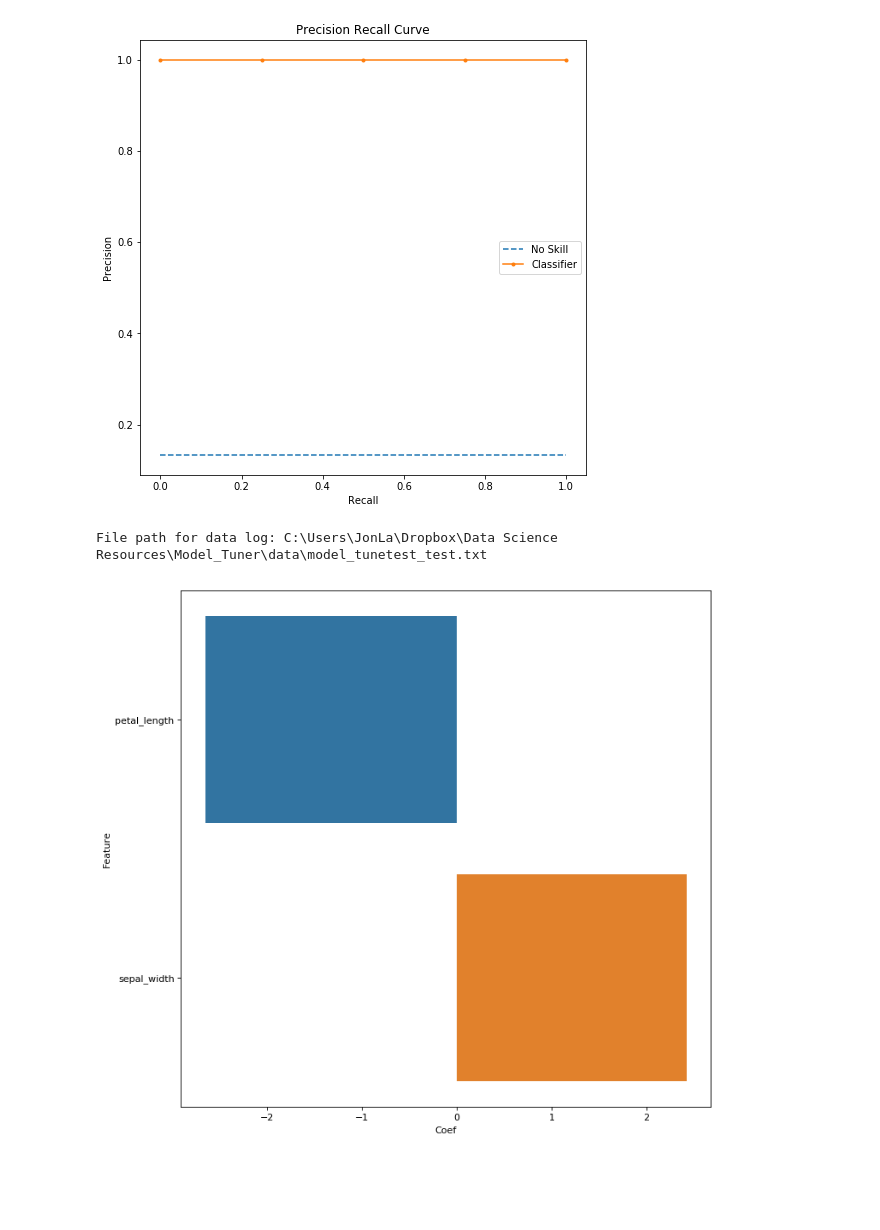
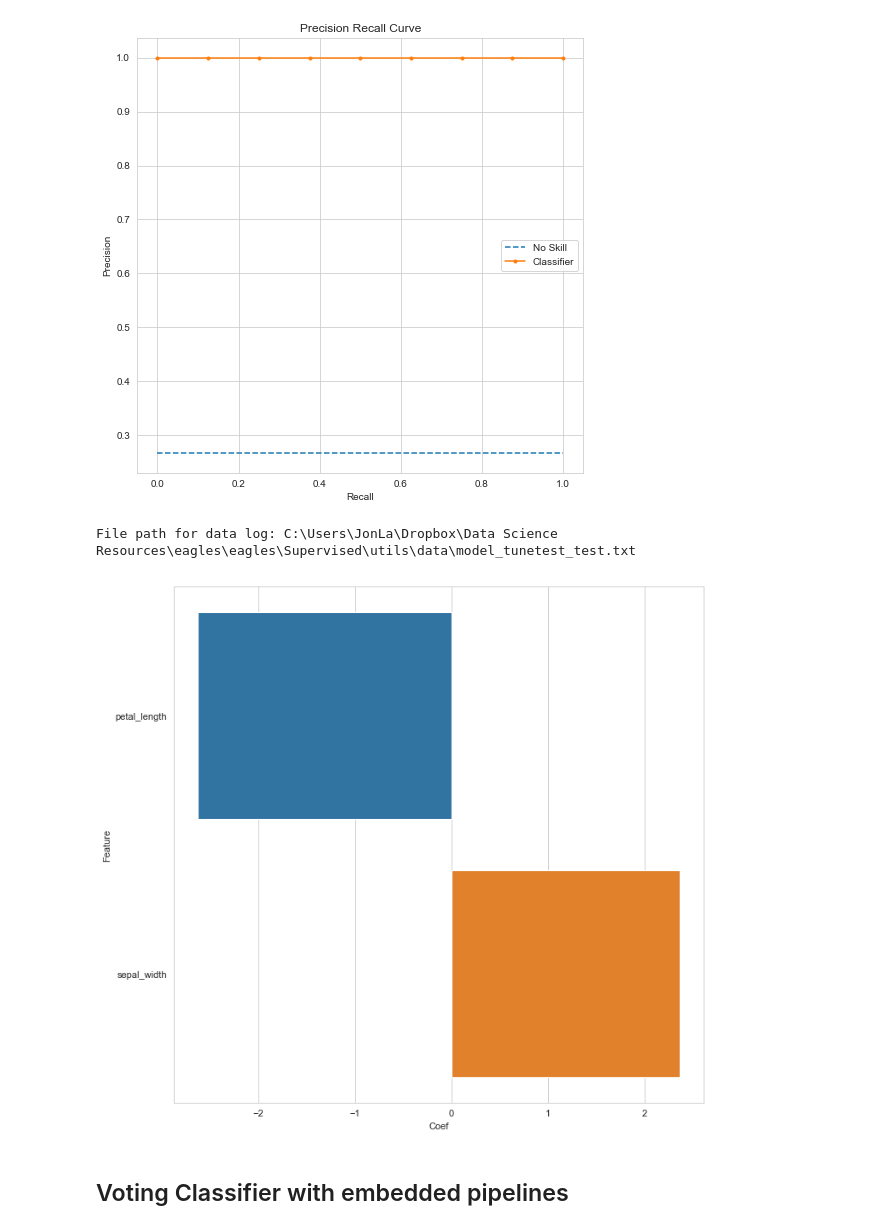
Before and after one commit to JFLandrigan/eagles, a Jupyter notebook: Supervised Tuning.ipynb, the cells around one changed output. Drawn from its saved outputs; the diff is of its cells as text; code cells hidden in the pictures; blank space fills up the shorter version.

```diff
--- a/Supervised Tuning.ipynb
+++ b/Supervised Tuning.ipynb
@@ -79,12 +142,12 @@ select_features_dict = {
 
 pars = {'solver': ['liblinear']
        , 'penalty':['l1','l2']
-       , 'max_iter':[100, 300]
+       , 'max_iter':[100, 300, 500]
        }
 
 mod, params, features = st.tune_test_model(X=iris[fts],
                                             y=iris['dummy'],
-                                            model='lr',
+                                            model='logistic',
                                             params=pars,
                                             tune_metric="f1",
                                             eval_metrics=["accuracy", "f1", "precision_recall_auc"],
@@ -100,8 +163,8 @@ mod, params, features = st.tune_test_model(X=iris[fts],
                                             n_jobs=2,
                                             random_seed=None,
                                             binary=True,
-                                            log=True,
-                                            log_name="""model_tunetest_test.txt""",
+                                            log="log",
+                                            log_name="model_tunetest_test.txt",
                                             log_path=None,
                                             log_note="This is a test of the tune test function"
                                         )
@@ -147,7 +210,9 @@ Finished cv run: 2 time: 0.003989696502685547
 [figure]
-[figure, old version]
+[figure, new version]
-File path for data log: C:\Users\JonLa\Dropbox\Data Science Resources\Model_Tuner\data\model_tunetest_test.txt
+File path for data log: C:\Users\JonLa\Dropbox\Data Science Resources\eagles\eagles\Supervised\utils\data\model_tunetest_test.txt
-[figure, old version]
+[figure, new version]
+# %% [markdown]
+## Voting Classifier with embedded pipelines
 # %%
 from sklearn.ensemble import RandomForestClassifier, VotingClassifier
 from sklearn.linear_model import LogisticRegression
```
Also changed, not shown: parts of 16 cells of this notebook, 2 other files.
